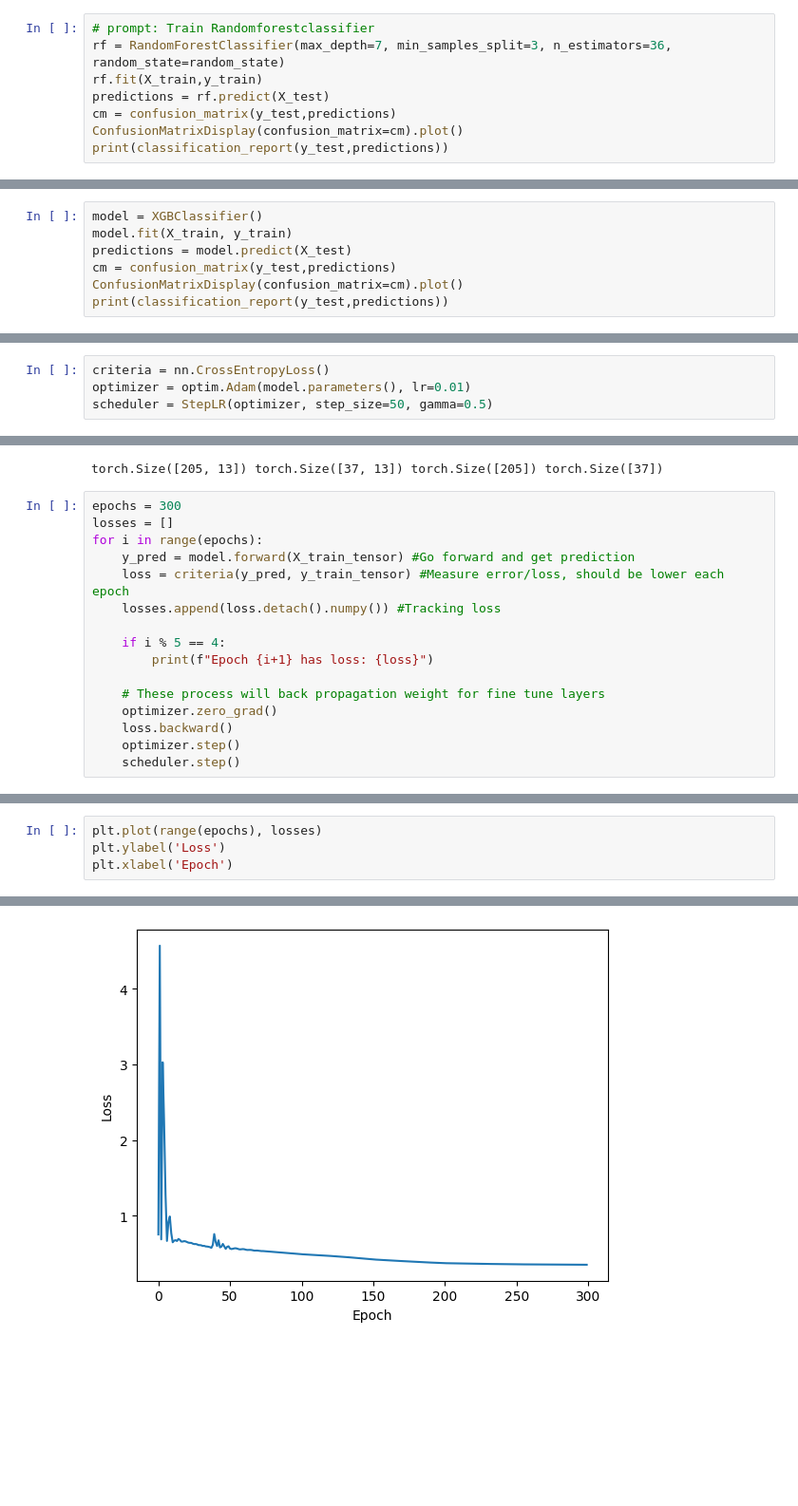
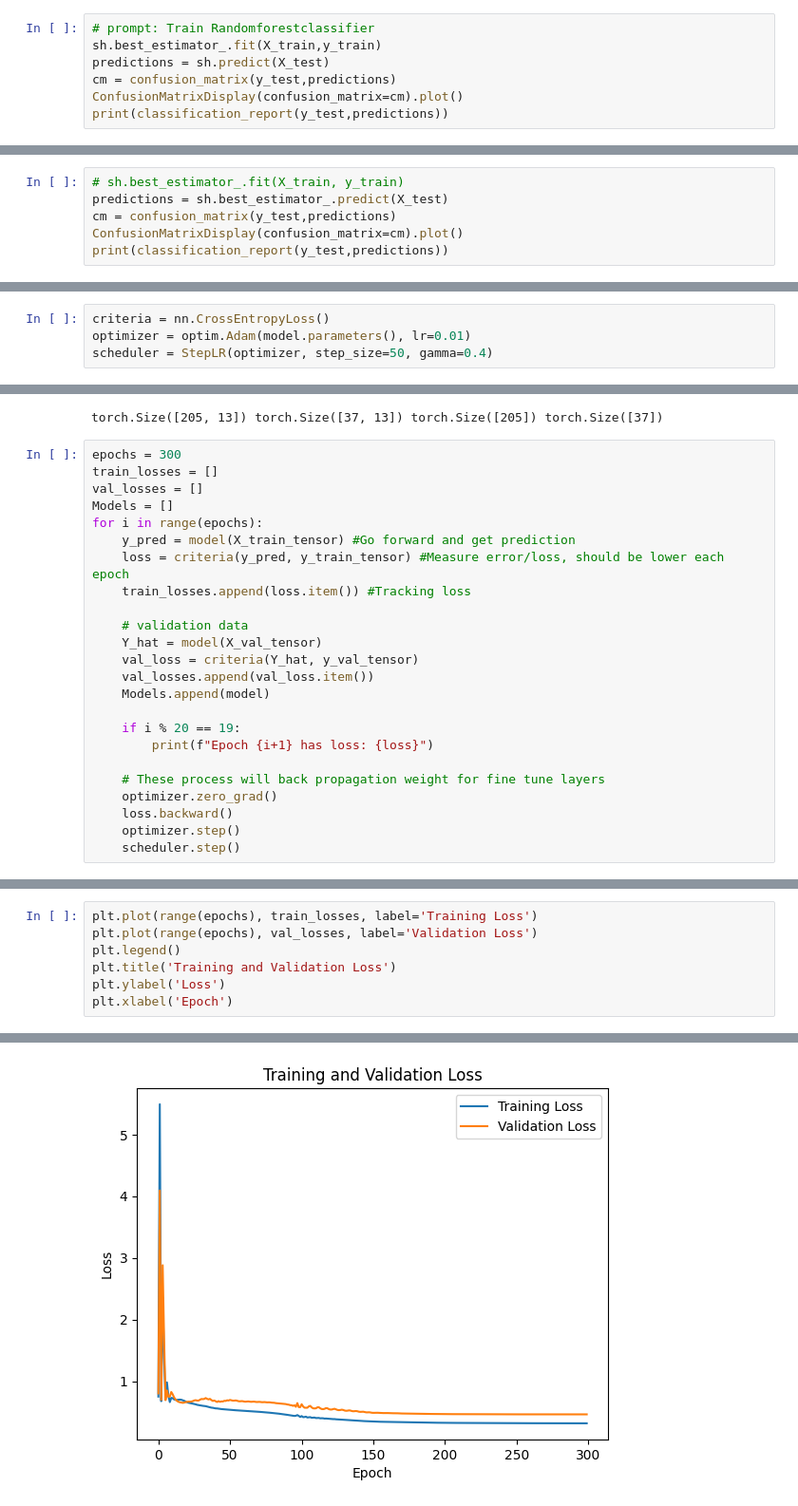
Before and after one commit to Putt2020/pytorch_beginner, a Jupyter notebook: heart_disease_model.ipynb, the cells around one changed output, grey strips where cells are left out. Shown: that part at 95% size. Saved outputs shown, nothing was run; the diff lists cells and outputs as text; blank space fills up the shorter version.

Commit message:
multiple model

```diff
--- a/heart_disease_model.ipynb
+++ b/heart_disease_model.ipynb
@@ -245,9 +265,8 @@ RandomForestClassifier(max_depth=7, min_samples_split=3, n_estimators=36,
                        random_state=41)
 # %%
 # prompt: Train Randomforestclassifier
-rf = RandomForestClassifier(max_depth=7, min_samples_split=3, n_estimators=36, random_state=random_state)
-rf.fit(X_train,y_train)
-predictions = rf.predict(X_test)
+sh.best_estimator_.fit(X_train,y_train)
+predictions = sh.predict(X_test)
 cm = confusion_matrix(y_test,predictions)
 ConfusionMatrixDisplay(confusion_matrix=cm).plot()
 print(classification_report(y_test,predictions))
@@ -266,7 +308,6 @@ weighted avg       0.83      0.82      0.82        61
 # %%
-model = XGBClassifier()
-model.fit(X_train, y_train)
-predictions = model.predict(X_test)
+# sh.best_estimator_.fit(X_train, y_train)
+predictions = sh.best_estimator_.predict(X_test)
 cm = confusion_matrix(y_test,predictions)
 ConfusionMatrixDisplay(confusion_matrix=cm).plot()
 print(classification_report(y_test,predictions))
@@ -318,7 +390,7 @@ model = NNModel()
 # %%
 criteria = nn.CrossEntropyLoss()
 optimizer = optim.Adam(model.parameters(), lr=0.01)
-scheduler = StepLR(optimizer, step_size=50, gamma=0.5)
+scheduler = StepLR(optimizer, step_size=50, gamma=0.4)
 # %%
 X_train_tensor = torch.FloatTensor(X_train.values)
 X_test_tensor = torch.FloatTensor(X_test.values)
@@ -331,13 +403,21 @@ print(X_train_tensor.shape, X_val_tensor.shape, y_train_tensor.shape, y_val_tens
 torch.Size([205, 13]) torch.Size([37, 13]) torch.Size([205]) torch.Size([37])
 # %%
 epochs = 300
-losses = []
+train_losses = []
+val_losses = []
+Models = []
 for i in range(epochs):
-    y_pred = model.forward(X_train_tensor) #Go forward and get prediction
+    y_pred = model(X_train_tensor) #Go forward and get prediction
     loss = criteria(y_pred, y_train_tensor) #Measure error/loss, should be lower each epoch
-    losses.append(loss.detach().numpy()) #Tracking loss
+    train_losses.append(loss.item()) #Tracking loss
 
-    if i % 5 == 4:
+    # validation data
+    Y_hat = model(X_val_tensor)
+    val_loss = criteria(Y_hat, y_val_tensor)
+    val_losses.append(val_loss.item())
+    Models.append(model)
+
+    if i % 20 == 19:
         print(f"Epoch {i+1} has loss: {loss}")
 
     # These process will back propagation weight for fine tune layers
@@ -366,7 +444,10 @@ Epoch 300 has loss: 0.3546281158924103
 # %%
-plt.plot(range(epochs), losses)
+plt.plot(range(epochs), train_losses, label='Training Loss')
+plt.plot(range(epochs), val_losses, label='Validation Loss')
+plt.legend()
+plt.title('Training and Validation Loss')
 plt.ylabel('Loss')
 plt.xlabel('Epoch')
 # %% [output]
 Text(0.5, 0, 'Epoch')
-[figure, old version]
+[figure, new version]
```
Also changed, not shown: parts of 22 cells of this notebook.
